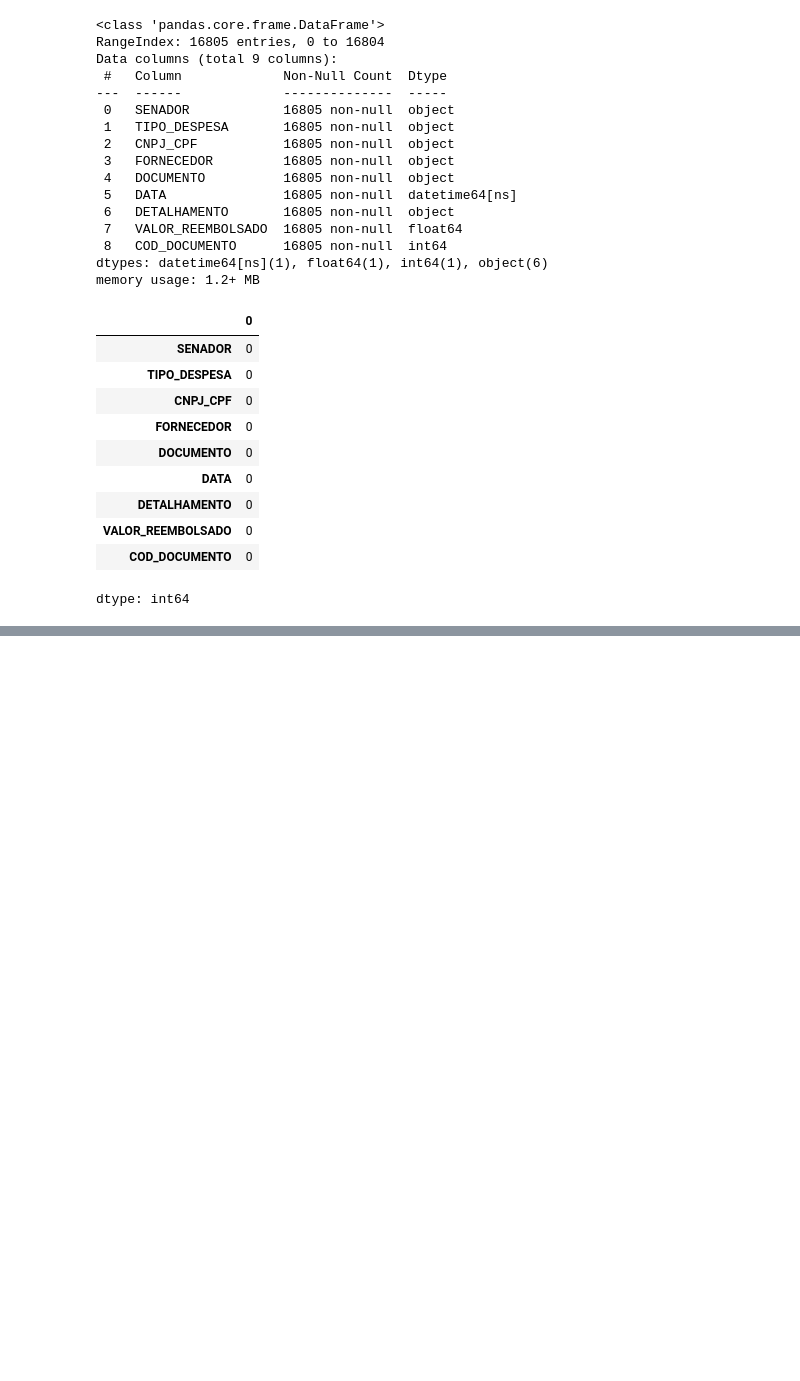
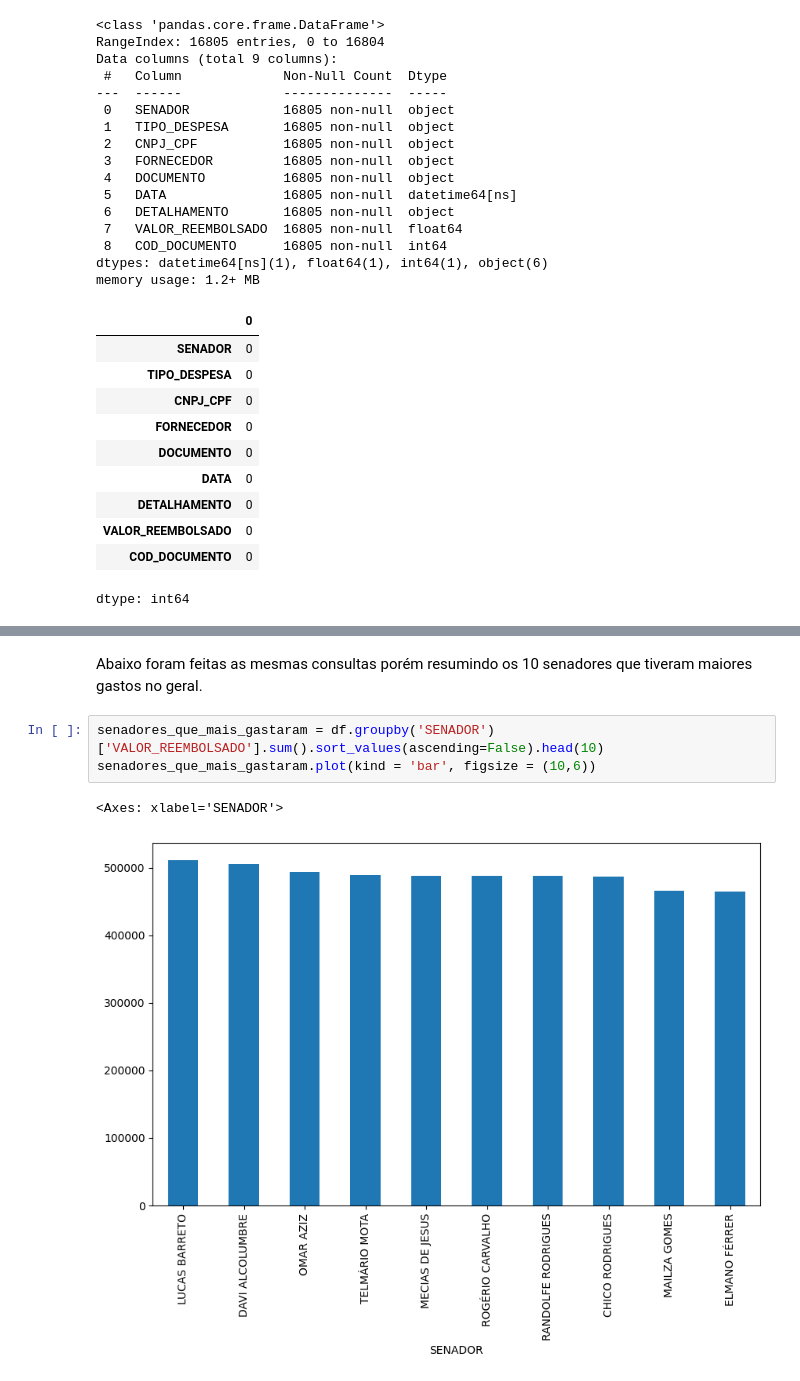
Before and after one commit to FelipeRFN/7_Days_Of_Code_Data_Science, a Jupyter notebook: 7_days_of_Code.ipynb, the cells around one changed output, grey strips where cells are left out. Saved outputs shown, nothing was run; the diff lists cells and outputs as text; blank space fills up the shorter version.

```diff
--- a/7_days_of_Code.ipynb
+++ b/7_days_of_Code.ipynb
@@ -102,0 +150,8 @@ dtype: int64
+# %% [markdown]
+Abaixo foram feitas as mesmas consultas porém resumindo os 10 senadores que tiveram maiores gastos no geral.
+# %%
+senadores_que_mais_gastaram = df.groupby('SENADOR')['VALOR_REEMBOLSADO'].sum().sort_values(ascending=False).head(10)
+senadores_que_mais_gastaram.plot(kind = 'bar', figsize = (10,6))
+# %% [output]
+<Axes: xlabel='SENADOR'>
+[figure, added]
```
Also changed, not shown: parts of 12 cells of this notebook.
